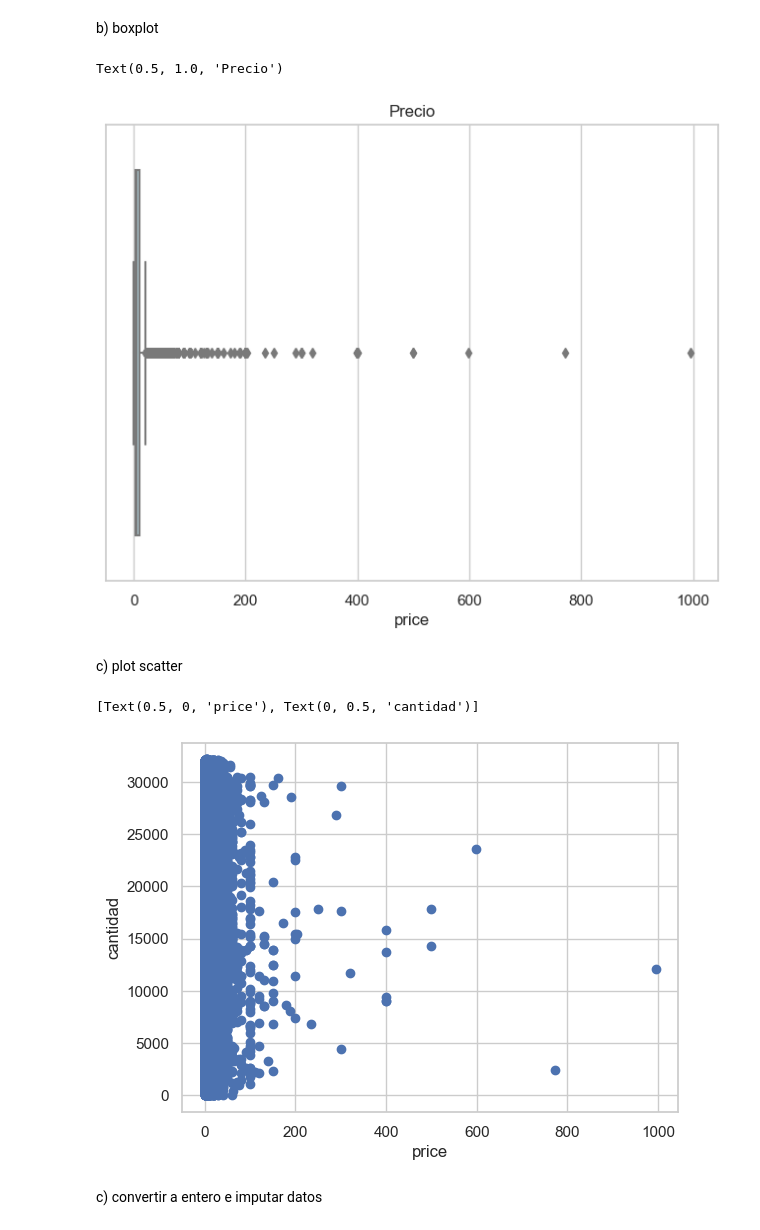
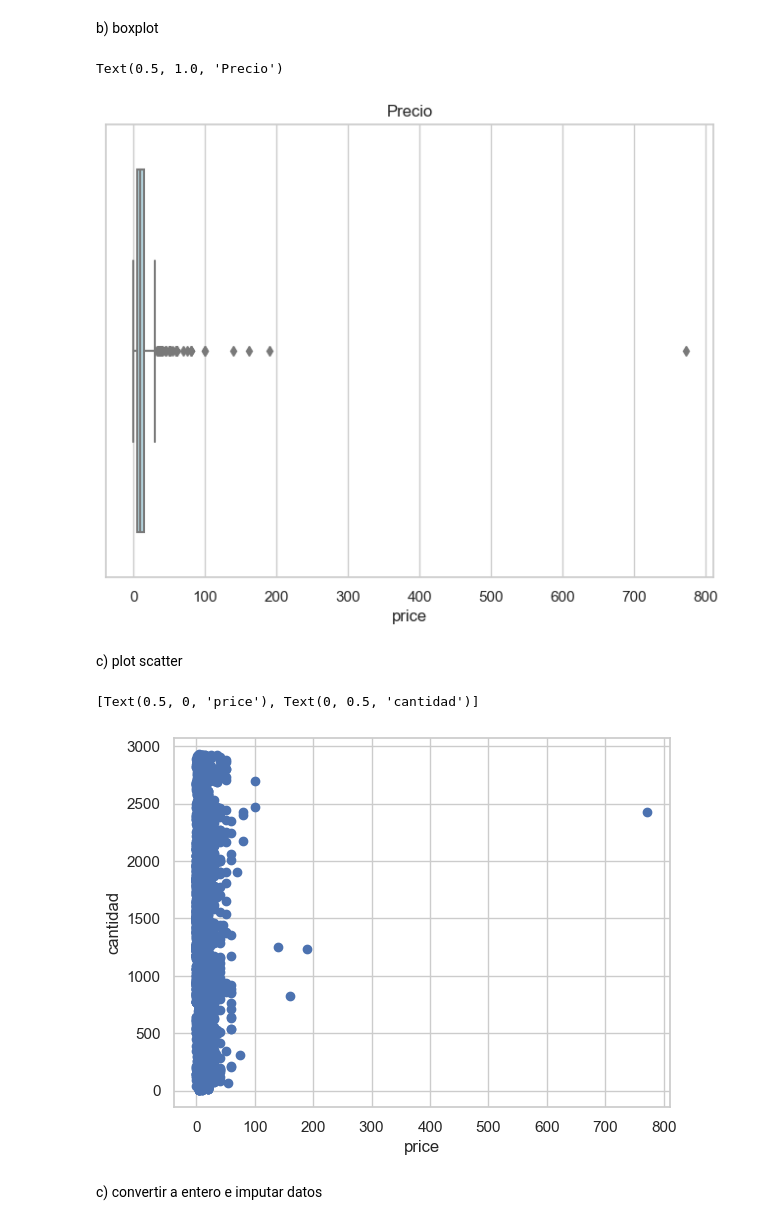
Before and after one commit to rodcordova/data_16_recomendacion, a Jupyter notebook: games_eda_etl.ipynb, the cells around one changed output. Saved outputs shown, nothing was run; the diff lists cells and outputs as text; code cells hidden in the pictures.

```diff
--- a/games_eda_etl.ipynb
+++ b/games_eda_etl.ipynb
@@ -63,0 +267,5 @@ steam_games.shape
+# %%
+columnas=['user_url_x','playtime_2weeks','url','user_id_y','last_edited','helpful']
+df_total = df_total.drop(columnas, axis=1)
+df_total.dropna(how='all',inplace=True)
+df_total.reset_index(drop=True)
@@ -108,6 +308,5 @@ print(pd.unique(steam_games['price']))
 # %%
-steam_games.replace(['Free To Play', 'Free to Play', 'Free', 'Free Demo', 'Play for Free!', 'Install Now',
-                  'Play WARMACHINE: Tactics Demo', 'Free Mod', 'Install Theme', 'Third-party', 'Play Now',
-                  'Free HITMAN™ Holiday Pack', 'Play the Demo', 'Free to Try', 'Free Movie', 'Free to Use'], '0.00', inplace=True)
+df_total.replace(['Free','Free To Play', 'Free to Play', 'Third-party',  'Install Now',
+                  'Play WARMACHINE: Tactics Demo', 'Free Movie','Free to Use','Play for Free!','Free Mod','Free HITMAN™ Holiday Pack','Play the Demo'], '0.00', inplace=True)
 # %%
 #consola, no video juego
@@ -124,7 +323,7 @@ steam_games[steam_games['price'] == 'Starting at $449.00']
 # %% [markdown]
 Elimino dado index
 # %%
-steam_games.drop([113310, 113311], inplace=True)
+df_total.drop([113310, 113311], inplace=True)
 # %% [output]
 KeyError: '[113310, 113311] not found in axis'
 # %% [markdown]
@@ -143,5 +342,5 @@ cantidad datos (32135, 14)
 # %%
-steam_games['price'] = pd.to_numeric(steam_games['price'], errors='coerce')
+df_total['price'] = pd.to_numeric(df_total['price'], errors='coerce')
 # %% [markdown]
 a) histograma
 # %%
@@ -157,24 +356,24 @@ b) boxplot
 sns.set(style="whitegrid")  # Establece el estilo del gráfico
 plt.figure(figsize=(8, 6))  # Opcional: establece el tamaño del gráfico
 
-sns.boxplot(data=steam_games, x='price', color='lightblue')
+sns.boxplot(data=df_total, x='price', color='lightblue')
 plt.title("Precio")
 # %% [output]
 Text(0.5, 1.0, 'Precio')
-[figure, old version]
+[figure, new version]
 # %% [markdown]
 c) plot scatter
 # %%
 fig = plt.figure()
 ax = plt.axes()
 # Crea una lista de valores para el eje X
-eje_x = list(range(1, len(steam_games.price) + 1))
+eje_x = list(range(1, len(df_total.price) + 1))
 
-ax.scatter(steam_games.price,eje_x)
+ax.scatter(df_total.price,eje_x)
 ax.set(xlabel='price', ylabel='cantidad')
 # %% [output]
 [Text(0.5, 0, 'price'), Text(0, 0.5, 'cantidad')]
-[figure, old version]
+[figure, new version]
 # %% [markdown]
 c) convertir a entero e imputar datos
 # %%
```
Also changed, not shown: parts of 78 cells of this notebook, 8 other files.
